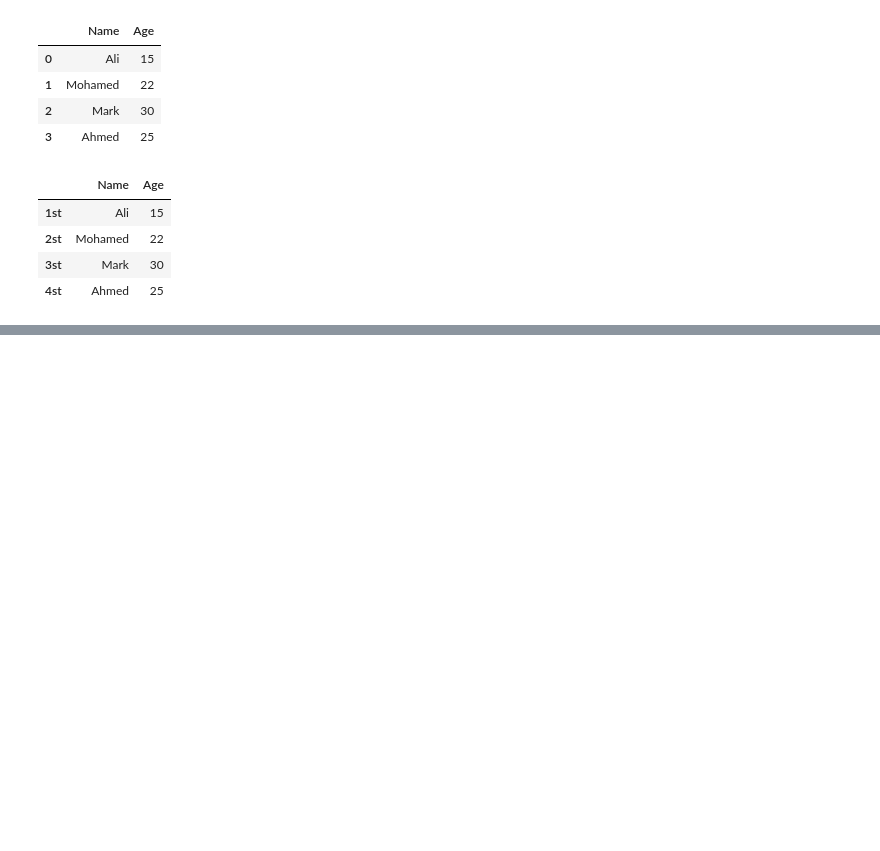
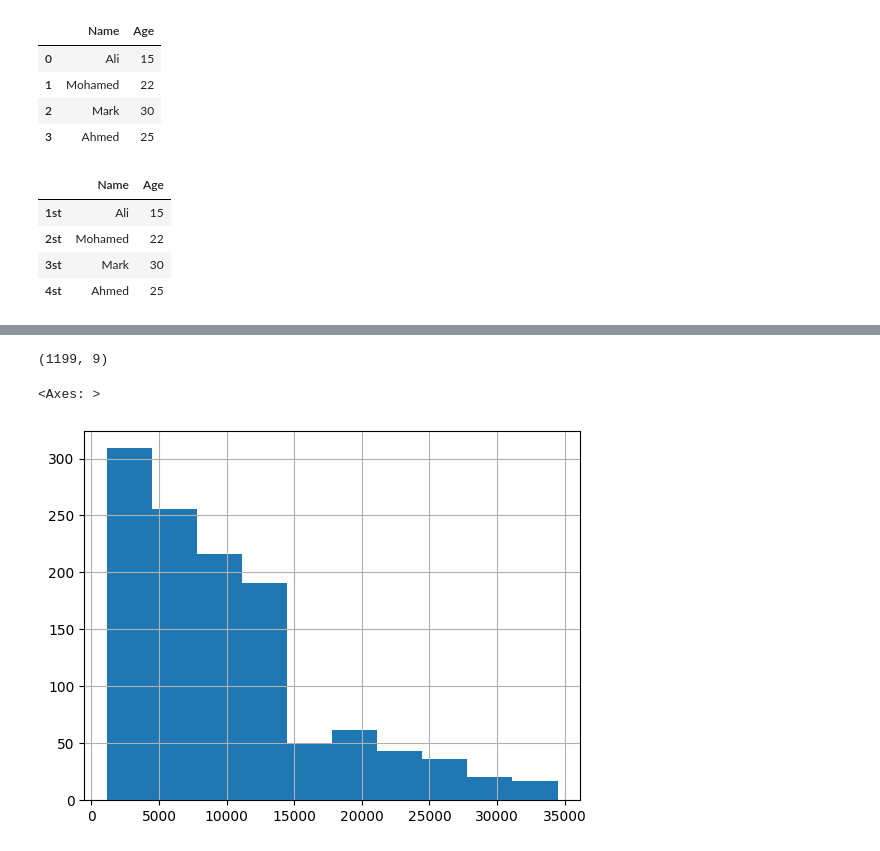
Before and after one commit to Mohamedreda333-crypto/advanced_machine_learning, a Jupyter notebook: AI-ML-Portfolio-Hub/Data Analysis/Statistics(Numpy and Pandas)/Pandas.ipynb, the cells around one changed output, grey strips where cells are left out. Saved outputs shown, nothing was run; the diff lists cells and outputs as text; code cells hidden in the pictures; blank space fills up the shorter version.

```diff
--- a/AI-ML-Portfolio-Hub/Data Analysis/Statistics(Numpy and Pandas)/Pandas.ipynb
+++ b/AI-ML-Portfolio-Hub/Data Analysis/Statistics(Numpy and Pandas)/Pandas.ipynb
@@ -49,0 +902,7 @@ df
+# %%
+Q1 = df["charges"].quantile(0.25)
+Q3 = df["charges"].quantile(0.75)
+IQR = Q3 - Q1
+upper_limit = Q3 + 1.5 * IQR
+lower_limit = Q1 - 1.5 * IQR
+Outliers = df[(df["charges"] > upper_limit) | (df["charges"] < lower_limit)]
@@ -49,0 +948,2 @@ df
+# %%
+clean_df = df[(df["charges"] < upper_limit) & (df["charges"] > lower_limit)]
@@ -49,0 +985,9 @@ df
+# %%
+clean_df.shape
+# %% [output]
+(1199, 9)
+# %%
+clean_df['charges'].hist()
+# %% [output]
+<Axes: >
+[figure, added]
```
Also changed, not shown: parts of 110 cells of this notebook.
